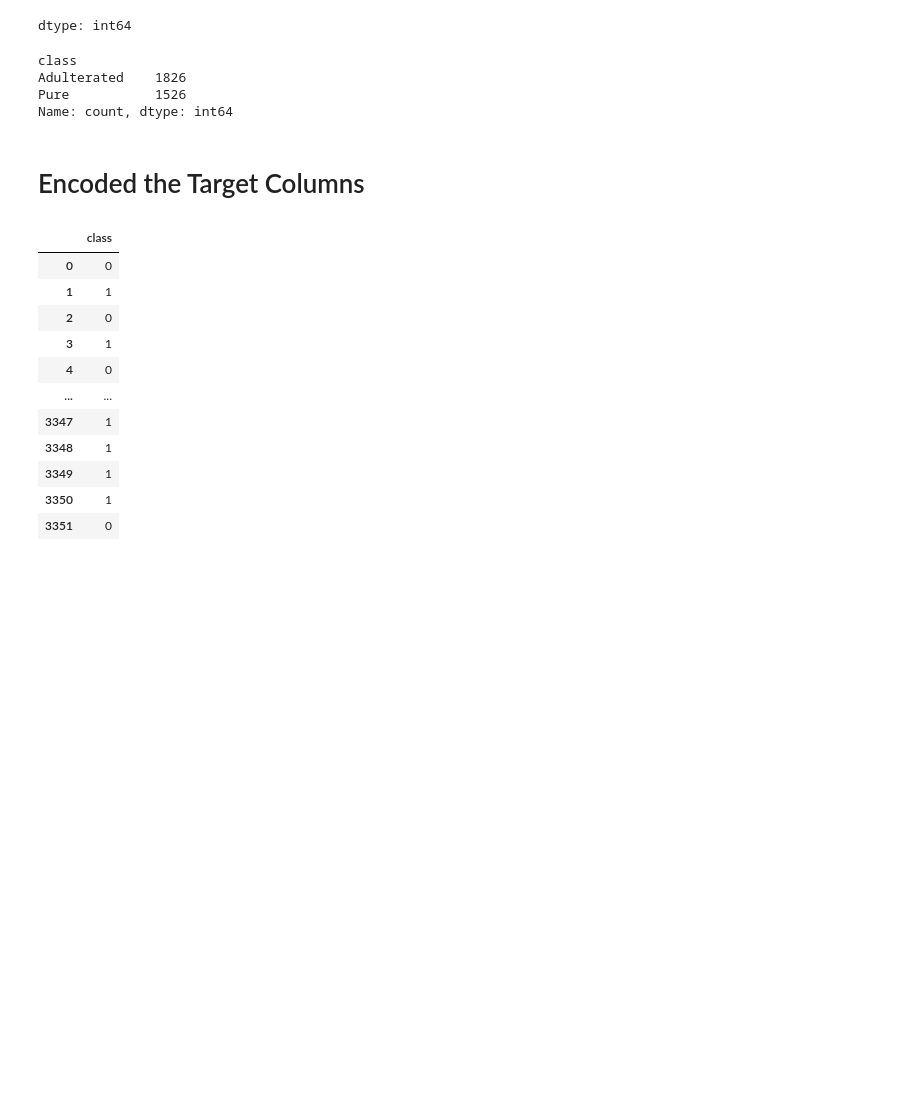
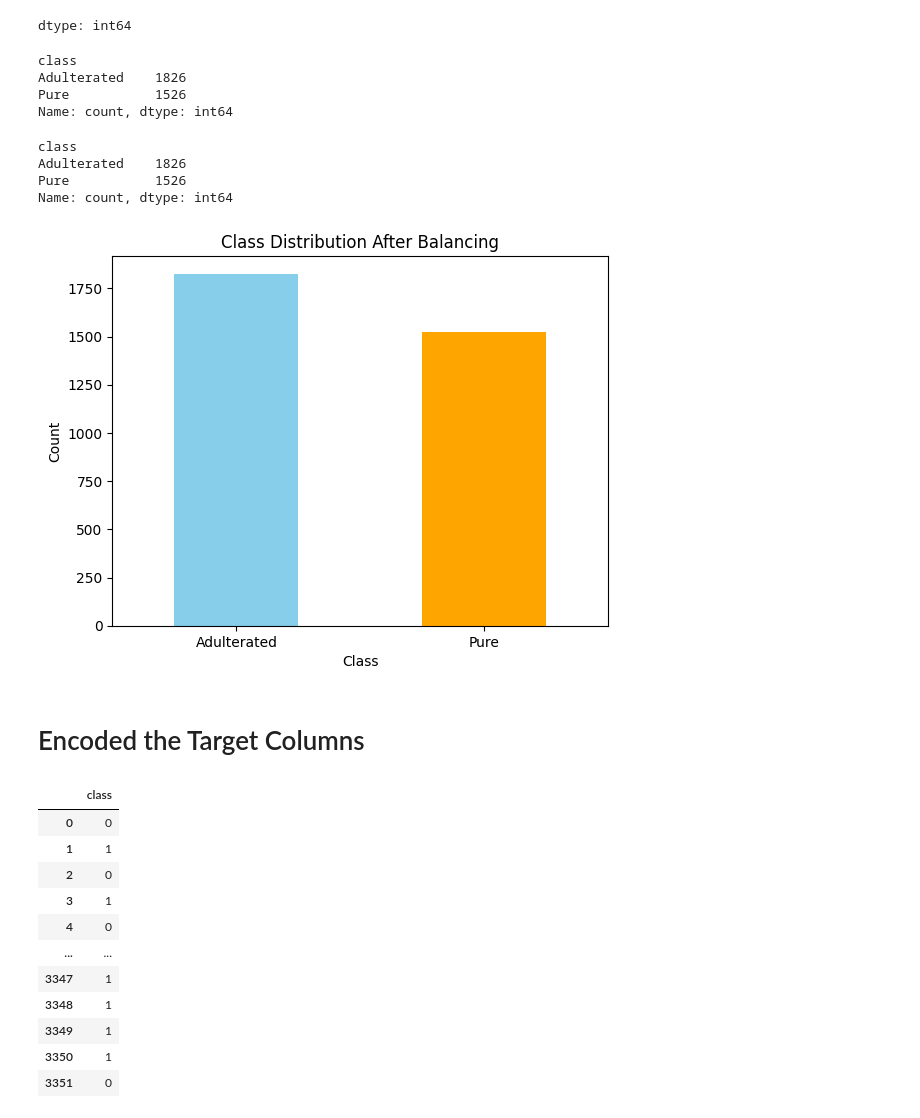
Before and after one commit to joedetDS/palmoil-prediction-system, a Jupyter notebook: OilAdulteration.ipynb, the cells around one changed output. Saved outputs shown, nothing was run; the diff lists cells and outputs as text; code cells hidden in the pictures; blank space fills up the shorter version.

```diff
--- a/OilAdulteration.ipynb
+++ b/OilAdulteration.ipynb
@@ -129,6 +145,24 @@ class
 Adulterated    1826
 Pure           1526
 Name: count, dtype: int64
+# %%
+# Verify the class distribution
+class_counts = balanced_df['class'].value_counts()
+print(class_counts)
+
+# Generate a bar chart for the class distribution
+class_counts.plot(kind='bar', color=['skyblue', 'orange'])
+plt.title('Class Distribution After Balancing')
+plt.xlabel('Class')
+plt.ylabel('Count')
+plt.xticks(rotation=0)
+plt.show()
+# %% [output]
+class
+Adulterated    1826
+Pure           1526
+Name: count, dtype: int64
+[figure, added]
 # %% [markdown]
 # Encoded the Target Columns
 # %%
```
Also changed, not shown: parts of 6 cells of this notebook.
